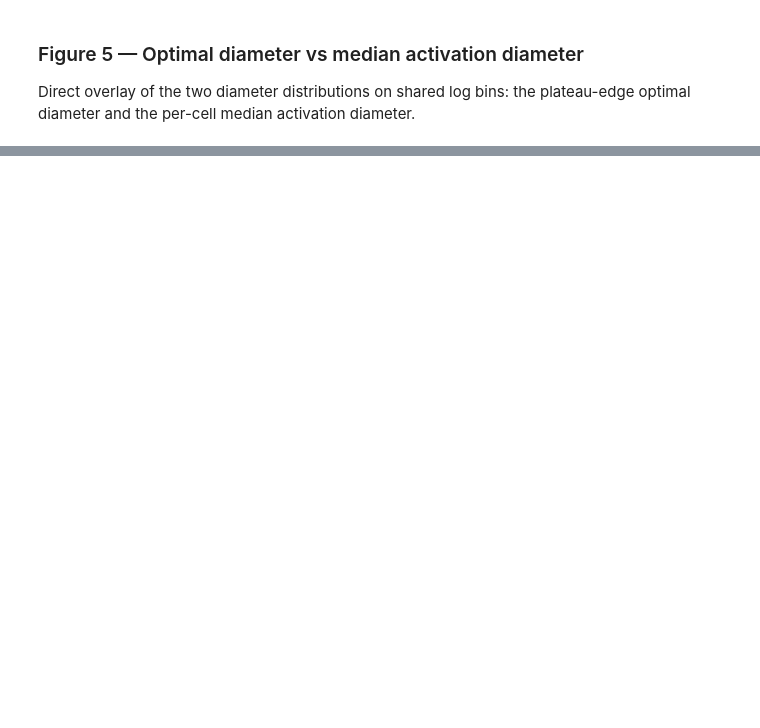
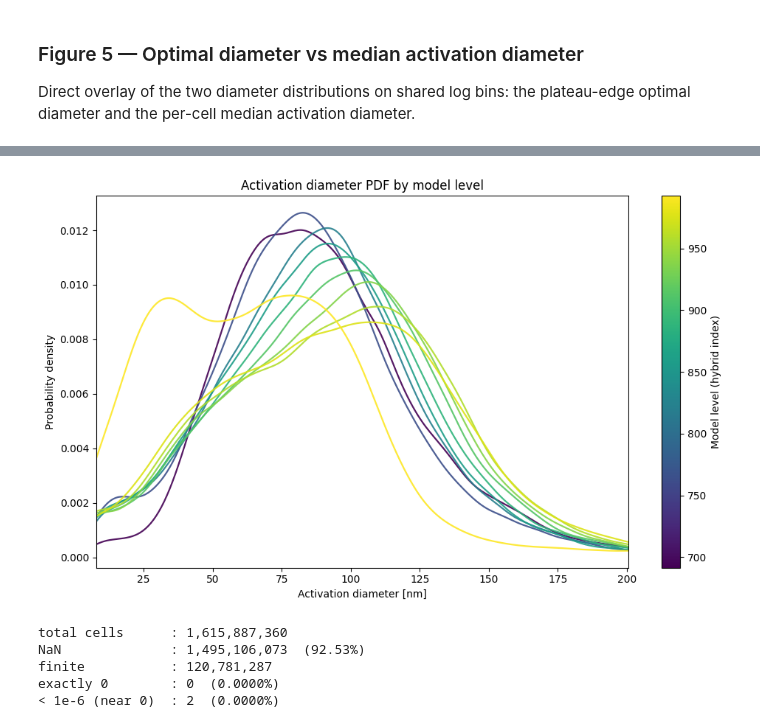
Before and after one commit to peter-churchill/PhD-Susceptibility, a Jupyter notebook: notebooks/noresm_global_optimal_diameter.ipynb, the cells around one changed output, grey strips where cells are left out. Saved outputs shown, nothing was run; the diff lists cells and outputs as text; code cells hidden in the pictures; blank space fills up the shorter version.

```diff
--- a/notebooks/noresm_global_optimal_diameter.ipynb
+++ b/notebooks/noresm_global_optimal_diameter.ipynb
@@ -314,0 +425,69 @@ plt.show()
+# %%
+import numpy as np
+import matplotlib.pyplot as plt
+from matplotlib import cm
+from matplotlib.colors import Normalize
+from scipy.stats import gaussian_kde
+
+# --- Grab the activation-diameter variable ---
+da = ds_actD['Dact_weighted'] if hasattr(ds_actD, 'data_vars') else ds_actD
+
+levs = da['lev'].values
+norm = Normalize(vmin=levs.min(), vmax=levs.max())
+cmap = cm.viridis
+
+# Evaluation grid (1–99% of pooled data, so tails don't stretch the axis)
+allvals = da.values.ravel()
+allvals = allvals[np.isfinite(allvals)]
+x = np.linspace(np.nanquantile(allvals, 0.01),
+                np.nanquantile(allvals, 0.99), 400)
+
+fig, ax = plt.subplots(figsize=(10, 6))
+
+for lv in levs:
+    vals = da.sel(lev=lv).values.ravel()
+    vals = vals[np.isfinite(vals)]
+    if vals.size < 2:
+        continue
+    # subsample for speed if the level has a huge number of points
+    if vals.size > 50_000:
+        vals = np.random.default_rng(0).choice(vals, 50_000, replace=False)
+    kde = gaussian_kde(vals)
+    ax.plot(x, kde(x), color=cmap(norm(lv)), linewidth=1.6, alpha=0.9)
+
+ax.set_xlabel('Activation diameter [nm]')
+ax.set_ylabel('Probability density')
+ax.set_title('Activation diameter PDF by model level')
+ax.margins(x=0)
+
+sm = cm.ScalarMappable(norm=norm, cmap=cmap)
+sm.set_array([])
+fig.colorbar(sm, ax=ax, label='Model level (hybrid index)')
+
+plt.tight_layout()
+plt.show()
+# %% [output]
+[figure, added]
+# %%
+da = ds_actD['Dact_weighted']
+
+vals = da.values.ravel()
+
+n_total   = vals.size
+n_nan     = np.isnan(vals).sum()
+n_finite  = np.isfinite(vals).sum()
+n_exact0  = (vals == 0).sum()                       # exactly zero
+n_tiny    = np.isfinite(vals) & (vals < 1e-6)       # ~0 within float noise
+n_tiny    = n_tiny.sum()
+
+print(f"total cells      : {n_total:,}")
+print(f"NaN              : {n_nan:,}  ({100*n_nan/n_total:.2f}%)")
+print(f"finite           : {n_finite:,}")
+print(f"exactly 0        : {n_exact0:,}  ({100*n_exact0/n_total:.4f}%)")
+print(f"< 1e-6 (near 0)  : {n_tiny:,}  ({100*n_tiny/n_total:.4f}%)")
+# %% [output]
+total cells      : 1,615,887,360
+NaN              : 1,495,106,073  (92.53%)
+finite           : 120,781,287
+exactly 0        : 0  (0.0000%)
+< 1e-6 (near 0)  : 2  (0.0000%)
```
Also changed, not shown: parts of 21 cells of this notebook.
